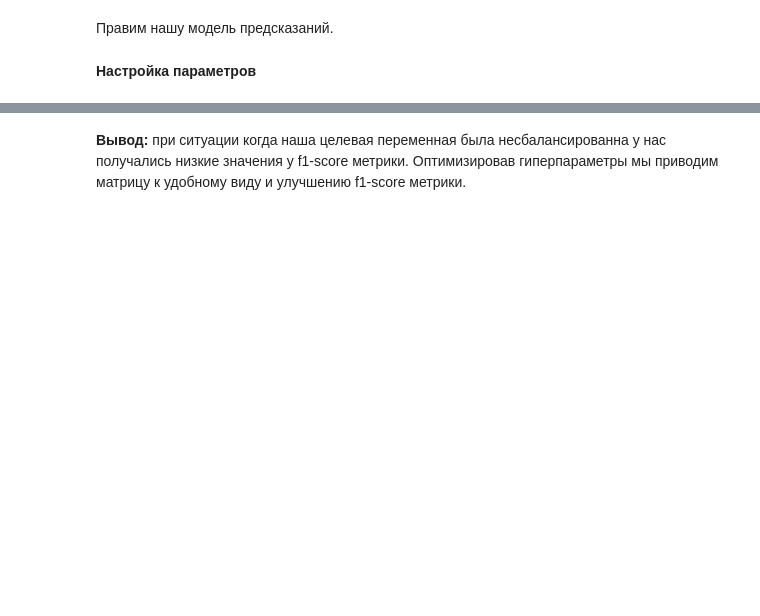
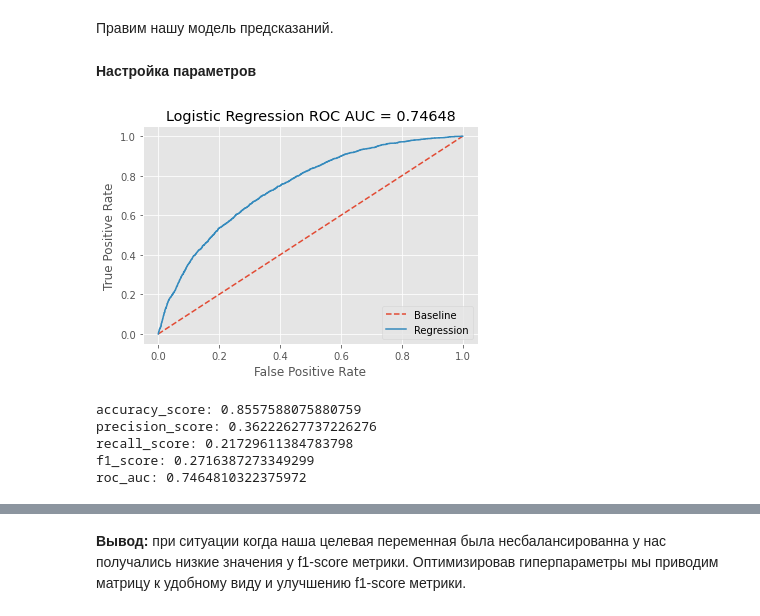
Before and after one commit to captainbamb0o/skillfactory_projects, a Jupyter notebook: module_5/bank-scoring.ipynb, the cells around one changed output, grey strips where cells are left out. Saved outputs shown, nothing was run; the diff lists cells and outputs as text; code cells hidden in the pictures; blank space fills up the shorter version.

```diff
--- a/module_5/bank-scoring.ipynb
+++ b/module_5/bank-scoring.ipynb
@@ -372,25 +539,33 @@ skplt.metrics.plot_confusion_matrix(y_test, y_pred, figsize=(5, 5))
 #print('Best Params: ', grid_result.best_params_)
 # %%
 model = LogisticRegression(random_state=42, C=10, penalty='l2', class_weight={
-                            1: 0.7, 0: 0.3}, solver='newton-cg', max_iter=1000)
+                            1: 0.7, 0: 0.3}, solver='newton-cg', max_iter=10000)
 model.fit(X_train, y_train)
 y_pred_proba = model.predict_proba(X_test)[:, 1]
 y_pred = model.predict(X_test)
 fpr, tpr, threshold = roc_curve(y_test, y_pred_proba)
 roc_auc = roc_auc_score(y_test, y_pred_proba)
 plt.figure()
 plt.plot([0, 1], label='Baseline', linestyle='--')
 plt.plot(fpr, tpr, label='Regression')
 plt.title('Logistic Regression ROC AUC = %0.5f' % roc_auc)
 plt.ylabel('True Positive Rate')
 plt.xlabel('False Positive Rate')
 plt.legend(loc='lower right')
 plt.show()
+# %% [output]
+[figure, added]
 # %%
 print('accuracy_score:', accuracy_score(y_test, y_pred))
 print('precision_score:', precision_score(y_test, y_pred))
 print('recall_score:', recall_score(y_test, y_pred))
 print('f1_score:', f1_score(y_test, y_pred))
 print('roc_auc:', roc_auc_score(y_test, y_pred_proba))
+# %% [output]
+accuracy_score: 0.8557588075880759
+precision_score: 0.36222627737226276
+recall_score: 0.21729611384783798
+f1_score: 0.2716387273349299
+roc_auc: 0.7464810322375972
 # %%
 skplt.metrics.plot_confusion_matrix(y_test, y_pred, figsize=(5, 5))
```
Also changed, not shown: parts of 39 cells of this notebook.
